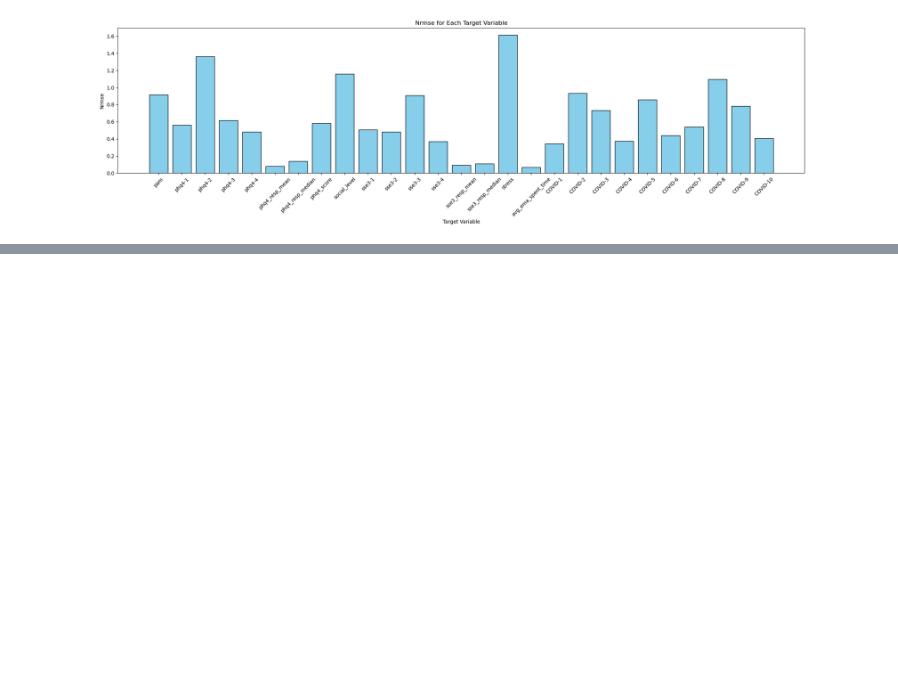
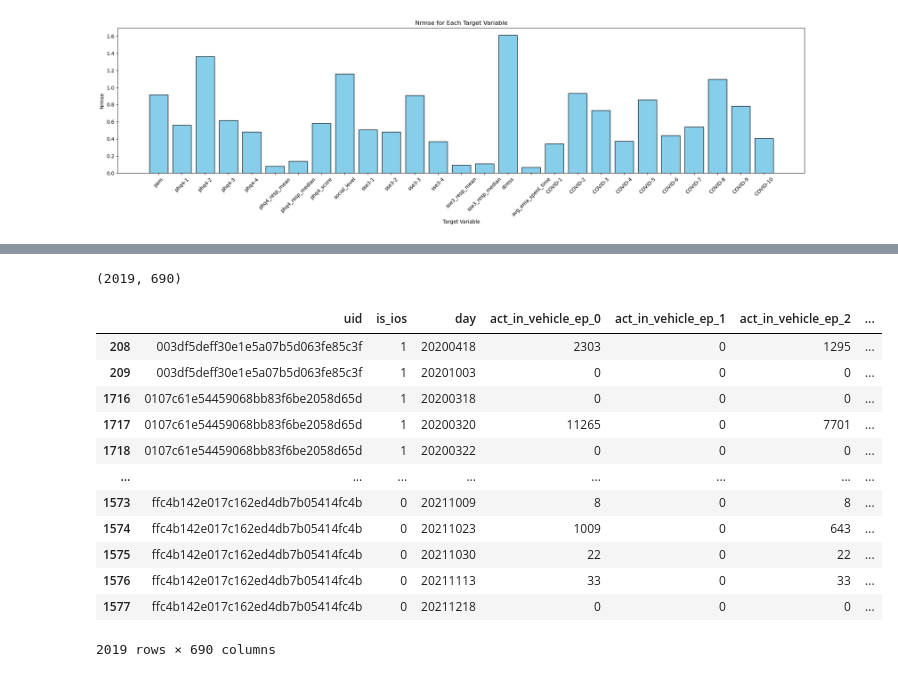
Before and after one commit to DMahjoob/CAIS_DigitalWellbeing, a Jupyter notebook: Preliminary/Week3/Week3_LinearRegression_Spencer.ipynb, the cells around one changed output, grey strips where cells are left out. Cells and saved outputs as stored; diff of their text form; code cells hidden in the pictures; blank space fills up the shorter version.

```diff
--- a/Preliminary/Week3/Week3_LinearRegression_Spencer.ipynb
+++ b/Preliminary/Week3/Week3_LinearRegression_Spencer.ipynb
@@ -461,0 +578,20 @@ merged_data = merged_data.drop(columns=['day'])
+# %%
+user_col='uid'
+time_col='day'
+print(merged_data.shape)
+merged_data.sort_values(by=[user_col, time_col])
+# %% [output]
+(2019, 690)
+|  | uid | is_ios | day | act_in_vehicle_ep_0 | act_in_vehicle_ep_1 | act_in_vehicle_ep_2 | ... |
+| 208 | 003df5deff30e1e5a07b5d063fe85c3f | 1 | 20200418 | 2303 | 0 | 1295 | ... |
+| 209 | 003df5deff30e1e5a07b5d063fe85c3f | 1 | 20201003 | 0 | 0 | 0 | ... |
+| 1716 | 0107c61e54459068bb83f6be2058d65d | 1 | 20200318 | 0 | 0 | 0 | ... |
+| 1717 | 0107c61e54459068bb83f6be2058d65d | 1 | 20200320 | 11265 | 0 | 7701 | ... |
+| 1718 | 0107c61e54459068bb83f6be2058d65d | 1 | 20200322 | 0 | 0 | 0 | ... |
+| ... | ... | ... | ... | ... | ... | ... | ... |
+| 1573 | ffc4b142e017c162ed4db7b05414fc4b | 0 | 20211009 | 8 | 0 | 8 | ... |
+| 1574 | ffc4b142e017c162ed4db7b05414fc4b | 0 | 20211023 | 1009 | 0 | 643 | ... |
+| 1575 | ffc4b142e017c162ed4db7b05414fc4b | 0 | 20211030 | 22 | 0 | 22 | ... |
+| 1576 | ffc4b142e017c162ed4db7b05414fc4b | 0 | 20211113 | 33 | 0 | 33 | ... |
+| 1577 | ffc4b142e017c162ed4db7b05414fc4b | 0 | 20211218 | 0 | 0 | 0 | ... |
+2019 rows × 690 columns
```
Also changed, not shown: parts of 9 cells of this notebook.
